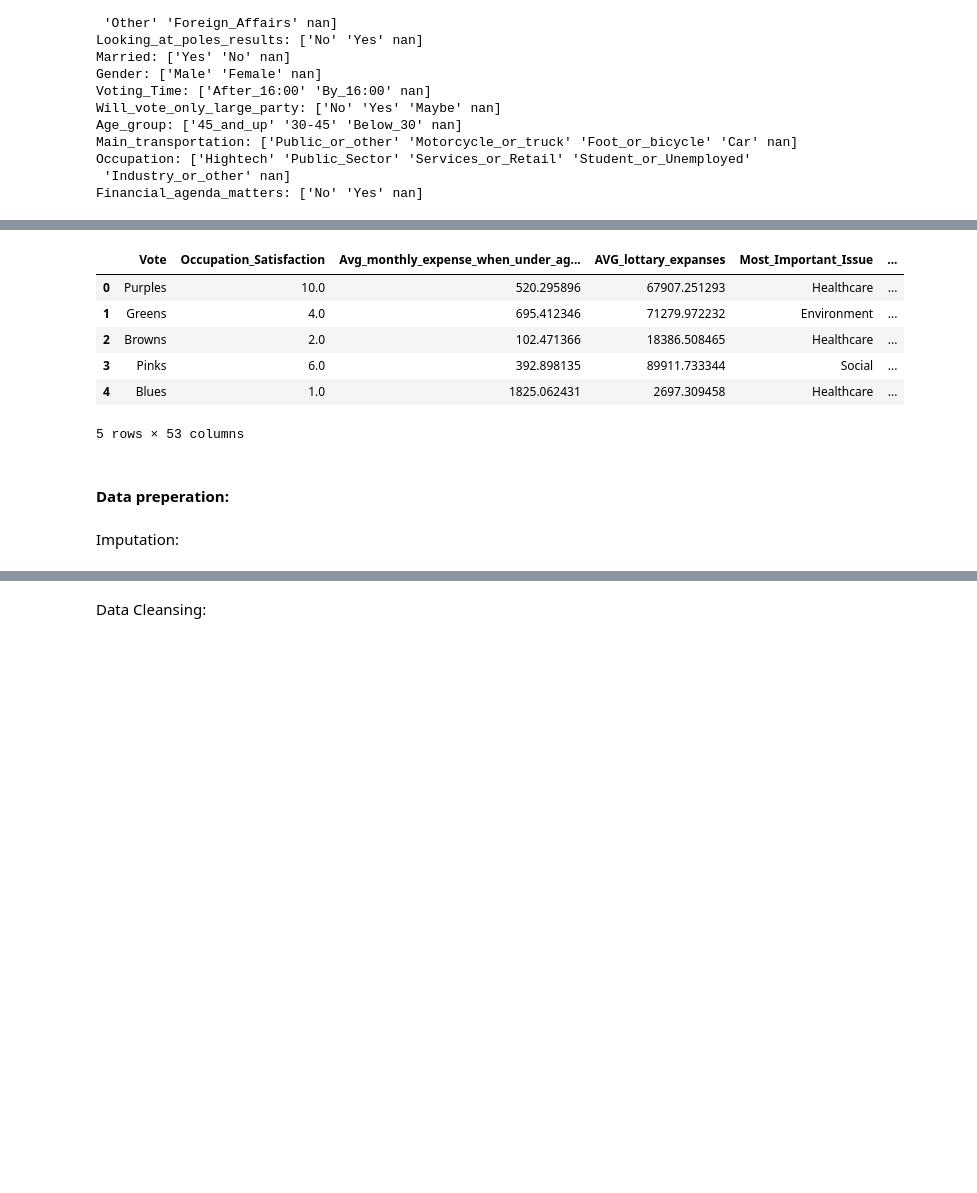
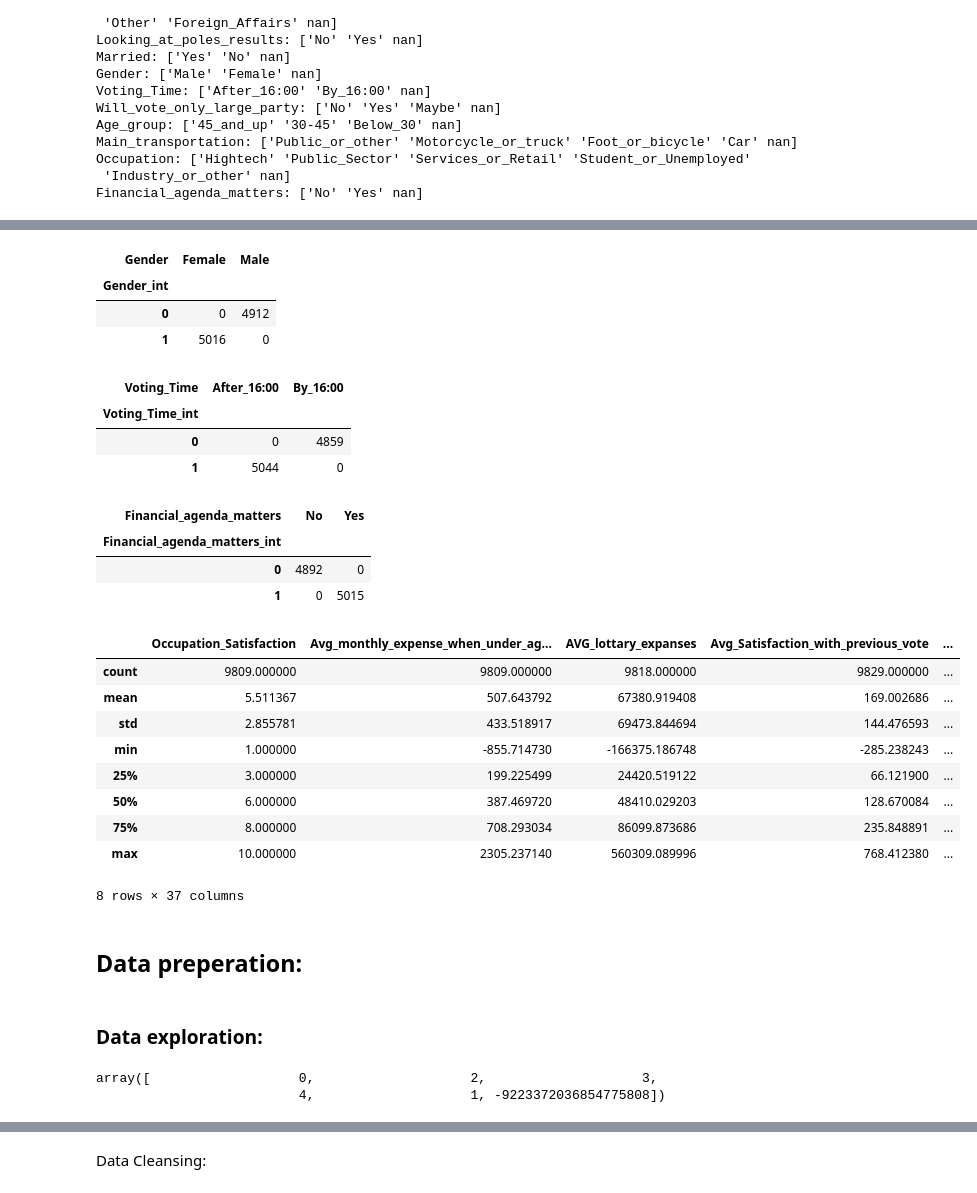
Before and after one commit to odedgolden/Machine-Learning, a Jupyter notebook: ML_ex2/ML_ex2.ipynb, the cells around one changed output, grey strips where cells are left out. Drawn from its saved outputs; the diff is of its cells as text; code cells hidden in the pictures; blank space fills up the shorter version.

Commit message:
Added data exploration.

```diff
--- a/ML_ex2/ML_ex2.ipynb
+++ b/ML_ex2/ML_ex2.ipynb
@@ -52 +68,25 @@ Financial_agenda_matters: ['No' 'Yes' nan]
+# %%
+data['Gender_int'] = data['Gender'].map( {'Male':0, 'Female':1, np.nan:-1}).astype(int)
+pd.crosstab(data.Gender_int, data.Gender, rownames=['Gender_int'], colnames=['Gender'])
+# %% [output]
+| Gender | Female | Male |
+| Gender_int |  |  |
+| 0 | 0 | 4912 |
+| 1 | 5016 | 0 |
+# %%
+data['Voting_Time_int'] = data['Voting_Time'].map( {'By_16:00':0, 'After_16:00':1, np.nan:-1}).astype(int)
+pd.crosstab(data.Voting_Time_int, data.Voting_Time, rownames=['Voting_Time_int'], colnames=['Voting_Time'])
+# %% [output]
+| Voting_Time | After_16:00 | By_16:00 |
+| Voting_Time_int |  |  |
+| 0 | 0 | 4859 |
+| 1 | 5044 | 0 |
+# %%
+data['Financial_agenda_matters_int'] = data['Financial_agenda_matters'].map( {'No':0, 'Yes':1, np.nan:-1}).astype(int)
+pd.crosstab(data.Financial_agenda_matters_int, data.Financial_agenda_matters, rownames=['Financial_agenda_matters_int'], colnames=['Financial_agenda_matters'])
+# %% [output]
+| Financial_agenda_matters | No | Yes |
+| Financial_agenda_matters_int |  |  |
+| 0 | 4892 | 0 |
+| 1 | 0 | 5015 |
 # %%
@@ -76,17 +104,27 @@ data['Main_transportation_int'] = data['Main_transportation_cat'].cat.rename_cat
 
 data['Occupation_cat'] = data['Occupation'].astype("category")
 data['Occupation_int'] = data['Occupation_cat'].cat.rename_categories(range(data['Occupation_cat'].nunique())).astype(int)
+# %%
+data = data.drop(['Looking_at_poles_results','Married','Gender','Voting_Time','Financial_agenda_matters','Most_Important_Issue','Most_Important_Issue_cat','Age_group','Age_group_cat','Will_vote_only_large_party','Will_vote_only_large_party_cat','Main_transportation','Will_vote_only_large_party_cat','Main_transportation','Main_transportation_cat','Occupation','Occupation_cat'], axis=1)
 # %%
-data.head()
+data.describe()
 # %% [output]
-|  | Vote | Occupation_Satisfaction | Avg_monthly_expense_when_under_ag... | AVG_lottary_expanses | Most_Important_Issue | ... |
-| 0 | Purples | 10.0 | 520.295896 | 67907.251293 | Healthcare | ... |
-| 1 | Greens | 4.0 | 695.412346 | 71279.972232 | Environment | ... |
-| 2 | Browns | 2.0 | 102.471366 | 18386.508465 | Healthcare | ... |
-| 3 | Pinks | 6.0 | 392.898135 | 89911.733344 | Social | ... |
-| 4 | Blues | 1.0 | 1825.062431 | 2697.309458 | Healthcare | ... |
+|  | Occupation_Satisfaction | Avg_monthly_expense_when_under_ag... | AVG_lottary_expanses | Avg_Satisfaction_with_previous_vote | ... |
+| count | 9809.000000 | 9809.000000 | 9818.000000 | 9829.000000 | ... |
+| mean | 5.511367 | 507.643792 | 67380.919408 | 169.002686 | ... |
+| std | 2.855781 | 433.518917 | 69473.844694 | 144.476593 | ... |
+| min | 1.000000 | -855.714730 | -166375.186748 | -285.238243 | ... |
+| 25% | 3.000000 | 199.225499 | 24420.519122 | 66.121900 | ... |
+| 50% | 6.000000 | 387.469720 | 48410.029203 | 128.670084 | ... |
+| 75% | 8.000000 | 708.293034 | 86099.873686 | 235.848891 | ... |
+| max | 10.000000 | 2305.237140 | 560309.089996 | 768.412380 | ... |
-5 rows × 53 columns
+8 rows × 37 columns
 # %% [markdown]
-#### Data preperation:
+## Data preperation:
-# %% [markdown]
-Imputation:
+# %% [markdown]
+### Data exploration:
+# %%
+data['Occupation_int'].unique()
+# %% [output]
+array([                   0,                    2,                    3,
+                          4,                    1, -9223372036854775808])
```
Also changed, not shown: parts of 44 cells of this notebook.
